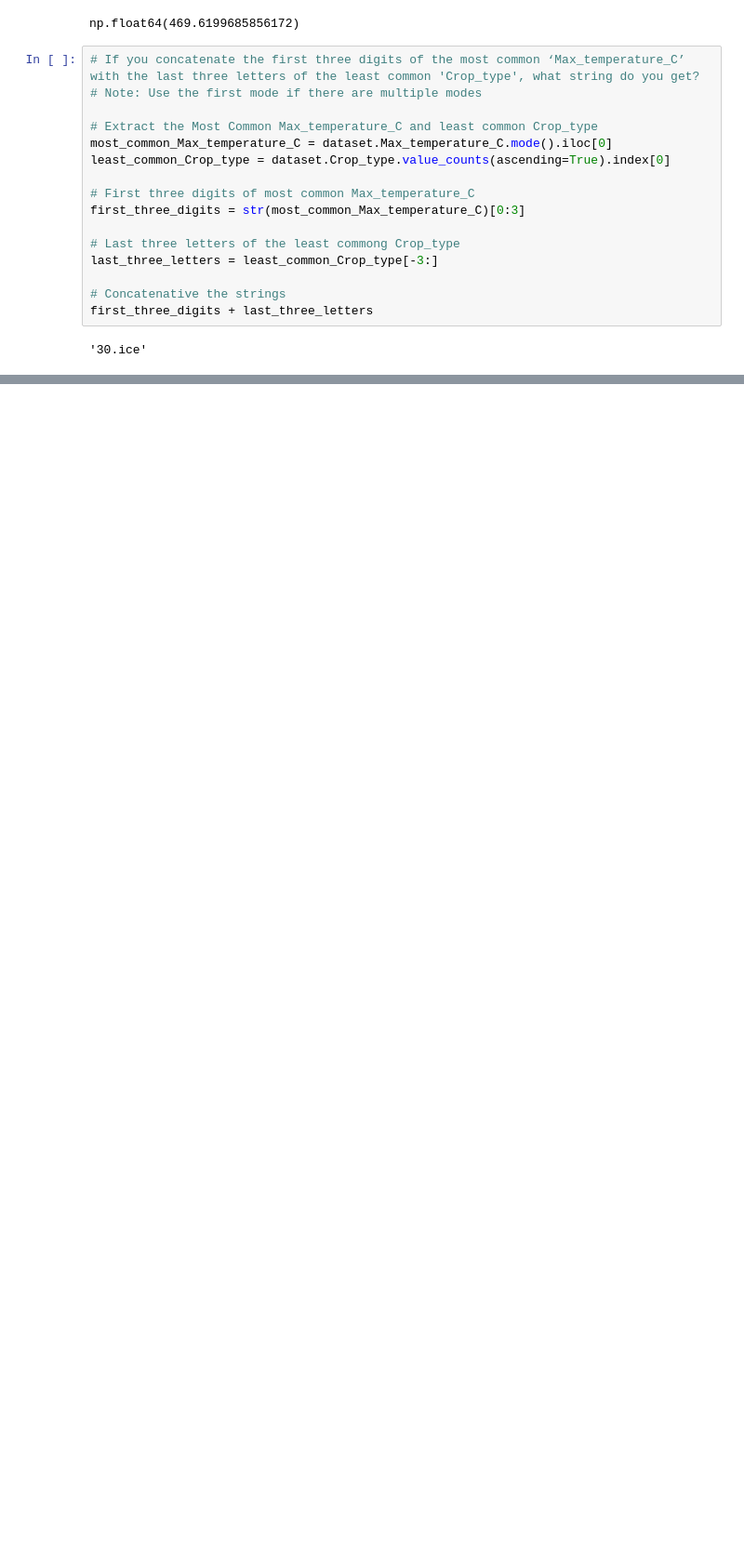
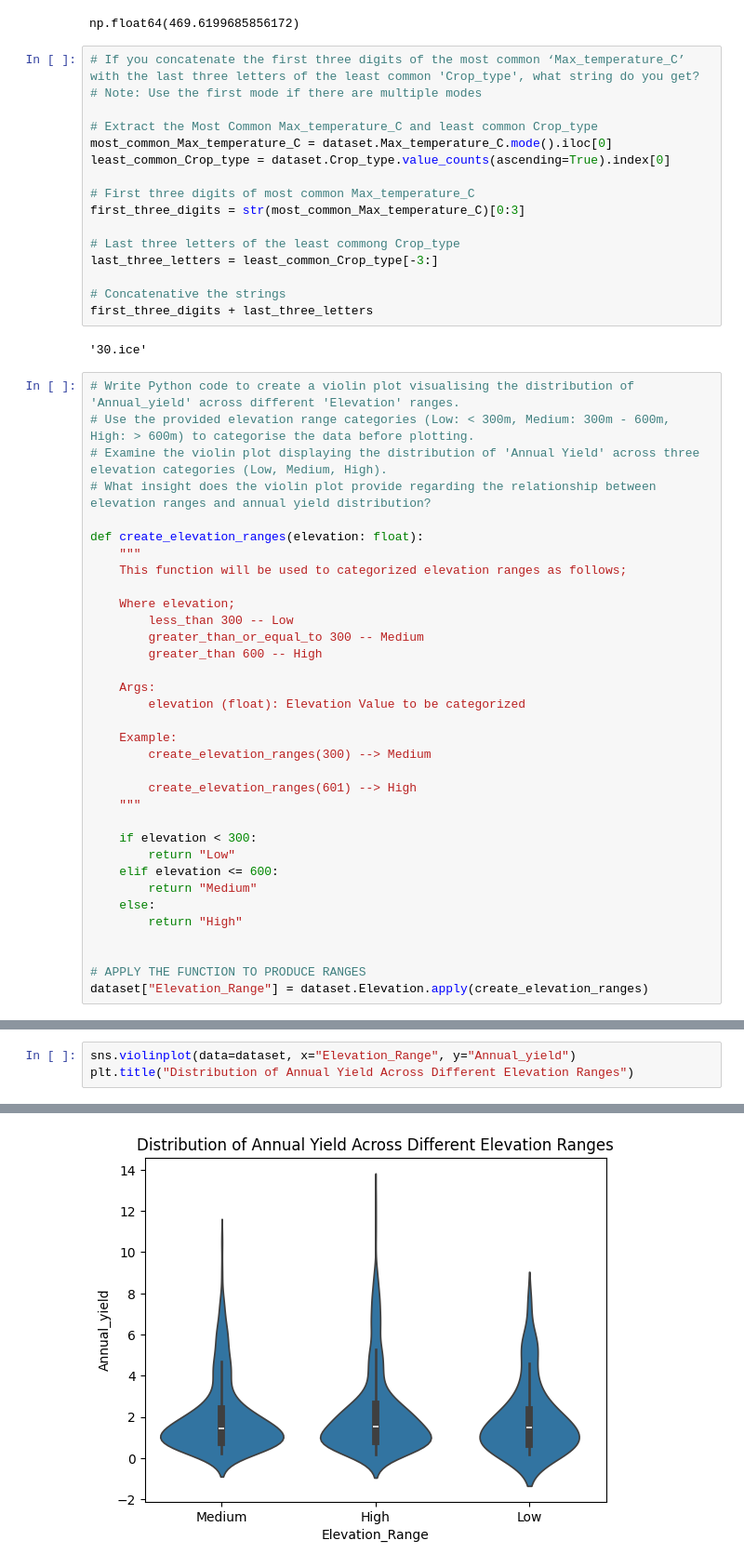
Before and after one commit to mut-rogers/ALX-Data-Science-Course-Work, a Jupyter notebook: Python Exam - Practical/exam_solution.ipynb, the cells around one changed output, grey strips where cells are left out. Shown at 93% size. Saved outputs shown, nothing was run; the diff lists cells and outputs as text; blank space fills up the shorter version.

```diff
--- a/Python Exam - Practical/exam_solution.ipynb
+++ b/Python Exam - Practical/exam_solution.ipynb
@@ -149,4 +151,37 @@ first_three_digits + last_three_letters
 # %% [output]
 '30.ice'
 # %%
+# Write Python code to create a violin plot visualising the distribution of 'Annual_yield' across different 'Elevation' ranges.
+# Use the provided elevation range categories (Low: < 300m, Medium: 300m - 600m, High: > 600m) to categorise the data before plotting.
+# Examine the violin plot displaying the distribution of 'Annual Yield' across three elevation categories (Low, Medium, High).
+# What insight does the violin plot provide regarding the relationship between elevation ranges and annual yield distribution?
+
+def create_elevation_ranges(elevation: float):
+    """
+    This function will be used to categorized elevation ranges as follows;
+
+    Where elevation;
+        less_than 300 -- Low
+        greater_than_or_equal_to 300 -- Medium
+        greater_than 600 -- High
+
+    Args:
+        elevation (float): Elevation Value to be categorized
+
+    Example:
+        create_elevation_ranges(300) --> Medium
+
+        create_elevation_ranges(601) --> High
+    """
+
+    if elevation < 300:
+        return "Low"
+    elif elevation <= 600:
+        return "Medium"
+    else:
+        return "High"
+
+
+# APPLY THE FUNCTION TO PRODUCE RANGES
+dataset["Elevation_Range"] = dataset.Elevation.apply(create_elevation_ranges)
 # %% [output]
@@ -153,0 +194,4 @@ first_three_digits + last_three_letters
+# %%
+sns.violinplot(data=dataset, x="Elevation_Range", y="Annual_yield")
+plt.title("Distribution of Annual Yield Across Different Elevation Ranges")
+# %% [output]
@@ -153,0 +199 @@ first_three_digits + last_three_letters
+[figure, added]
```
Also changed, not shown: parts of 3 cells of this notebook.
